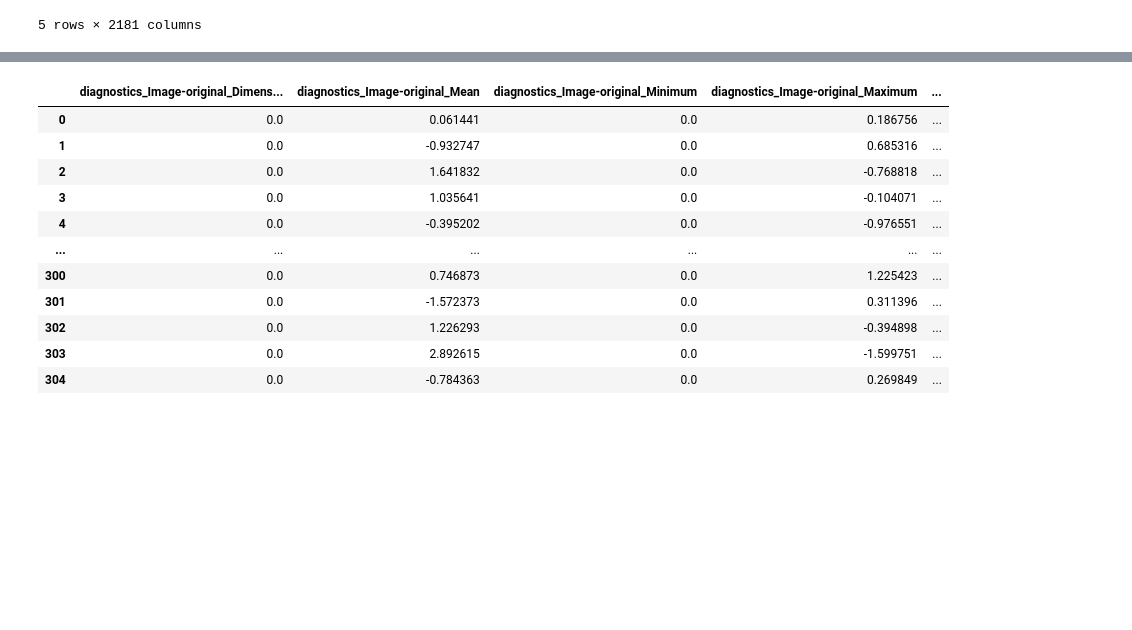
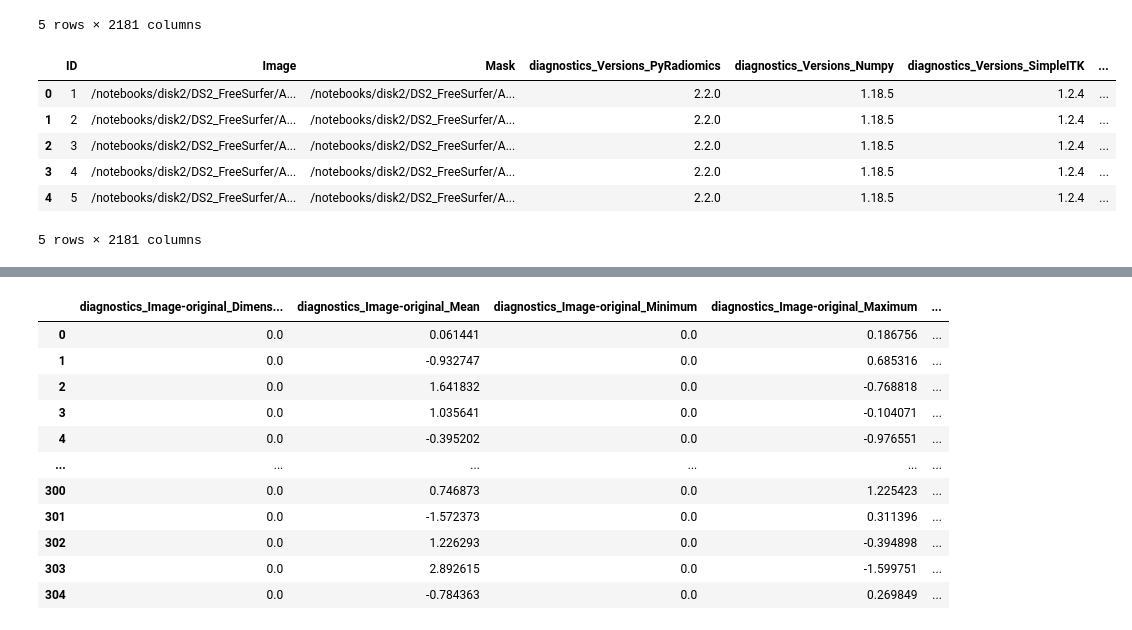
Before and after one commit to brunoalves8/DAA, a Jupyter notebook: Untitled.ipynb, the cells around one changed output, grey strips where cells are left out. Drawn from its saved outputs; the diff is of its cells as text; code cells hidden in the pictures; blank space fills up the shorter version.

```diff
--- a/Untitled.ipynb
+++ b/Untitled.ipynb
@@ -16,6 +16,19 @@ df.head()
 | 3 | 057_S_0779 | /notebooks/disk2/DS2_FreeSurfer/A... | /notebooks/disk2/DS2_FreeSurfer/A... | 2.2.0 | 1.18.5 | 1.2.4 | ... |
 | 4 | 033_S_0920 | /notebooks/disk2/DS2_FreeSurfer/A... | /notebooks/disk2/DS2_FreeSurfer/A... | 2.2.0 | 1.18.5 | 1.2.4 | ... |
 5 rows × 2181 columns
+# %%
+# Mudar o id para numeros de 0 a 304
+df['ID'] = pd.factorize(df['ID'])[0] + 1
+
+display(df.head())
+# %% [output]
+|  | ID | Image | Mask | diagnostics_Versions_PyRadiomics | diagnostics_Versions_Numpy | diagnostics_Versions_SimpleITK | ... |
+| 0 | 1 | /notebooks/disk2/DS2_FreeSurfer/A... | /notebooks/disk2/DS2_FreeSurfer/A... | 2.2.0 | 1.18.5 | 1.2.4 | ... |
+| 1 | 2 | /notebooks/disk2/DS2_FreeSurfer/A... | /notebooks/disk2/DS2_FreeSurfer/A... | 2.2.0 | 1.18.5 | 1.2.4 | ... |
+| 2 | 3 | /notebooks/disk2/DS2_FreeSurfer/A... | /notebooks/disk2/DS2_FreeSurfer/A... | 2.2.0 | 1.18.5 | 1.2.4 | ... |
+| 3 | 4 | /notebooks/disk2/DS2_FreeSurfer/A... | /notebooks/disk2/DS2_FreeSurfer/A... | 2.2.0 | 1.18.5 | 1.2.4 | ... |
+| 4 | 5 | /notebooks/disk2/DS2_FreeSurfer/A... | /notebooks/disk2/DS2_FreeSurfer/A... | 2.2.0 | 1.18.5 | 1.2.4 | ... |
+5 rows × 2181 columns
 # %%
 # Selecionar colunas numéricas
 df_numerico = df.select_dtypes(include=['float64', 'int64'])
```
Also changed, not shown: parts of 8 cells of this notebook, 4 other files.
